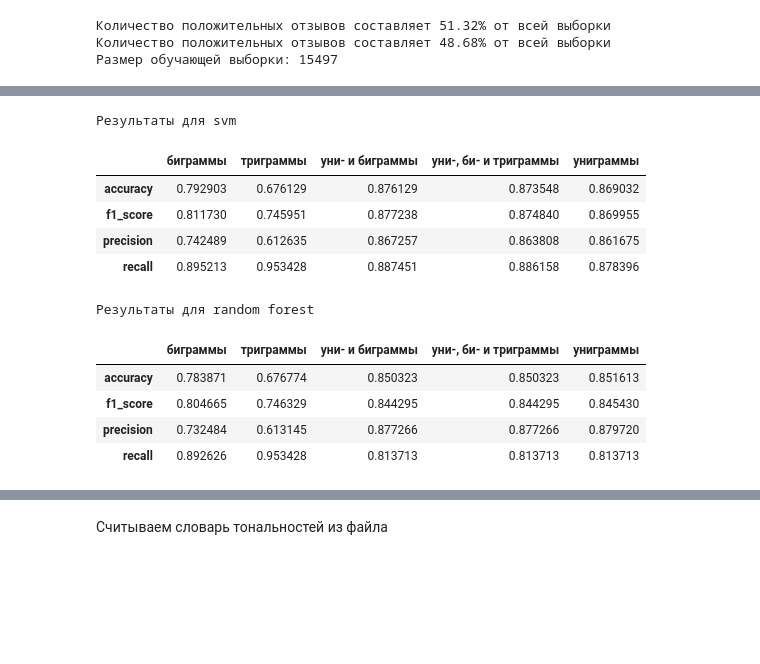
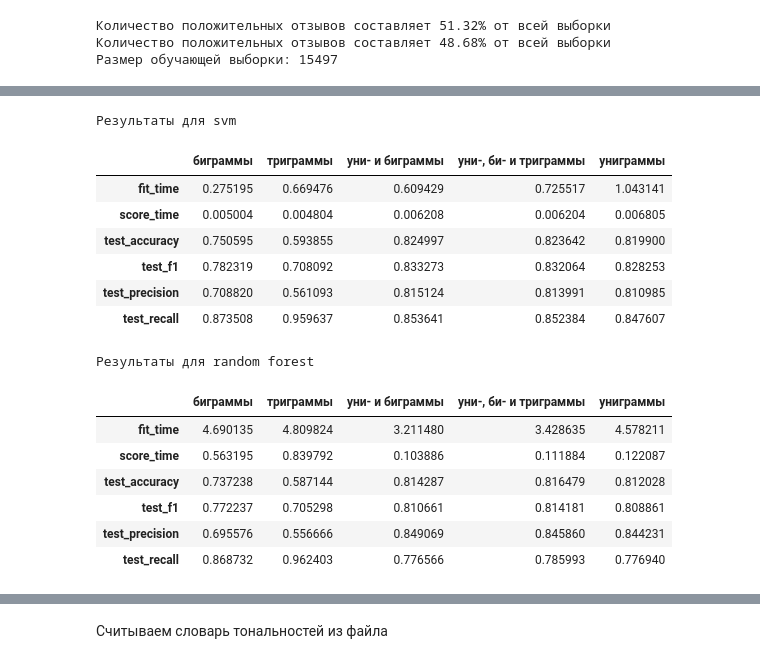
Before and after one commit to dayannn/sentiments, a Jupyter notebook: Sent2.ipynb, the cells around one changed output, grey strips where cells are left out. Drawn from its saved outputs; the diff is of its cells as text; code cells hidden in the pictures; blank space fills up the shorter version.

```diff
--- a/Sent2.ipynb
+++ b/Sent2.ipynb
@@ -130,4 +244,9 @@ clf_svm = svm.LinearSVC()
 clf_nb = MultinomialNB()
 clf_rf = RandomForestClassifier()
 clf_lr = linear_model.LogisticRegression(C=1e5)
+# %%
+norm_texts = revs_norm.content.copy()
+norm_texts_splitted = revs_norm.content.str.split().copy()
+# %%
+scoring = ['accuracy', 'precision', 'recall', 'f1']
 # %%
@@ -199,0 +333,27 @@ metr3_uni_bi_tri = get_metrics(y_test, trainTestClf(clf_lr, X_train, y_train, X_
+# %%
+# без доп признаков
+
+# униграммы
+scores1_uni = pd.DataFrame(cross_validate(clf_svm, cvect_uni, revs.rating, scoring=scoring, cv=5, return_train_score=False))
+scores2_uni = pd.DataFrame(cross_validate(clf_rf, cvect_uni, revs.rating, scoring=scoring, cv=5, return_train_score=False))
+scores3_uni = pd.DataFrame(cross_validate(clf_lr, cvect_uni, revs.rating, scoring=scoring, cv=5, return_train_score=False))
+
+# биграммы
+scores1_bi = pd.DataFrame(cross_validate(clf_svm, cvect_bi, revs.rating, scoring=scoring, cv=5, return_train_score=False))
+scores2_bi = pd.DataFrame(cross_validate(clf_rf, cvect_bi, revs.rating, scoring=scoring, cv=5, return_train_score=False))
+scores3_bi = pd.DataFrame(cross_validate(clf_lr, cvect_bi, revs.rating, scoring=scoring, cv=5, return_train_score=False))
+
+# триграммы
+scores1_tri = pd.DataFrame(cross_validate(clf_svm, cvect_tri, revs.rating, scoring=scoring, cv=5, return_train_score=False))
+scores2_tri = pd.DataFrame(cross_validate(clf_rf, cvect_tri, revs.rating, scoring=scoring, cv=5, return_train_score=False))
+scores3_tri = pd.DataFrame(cross_validate(clf_lr, cvect_tri, revs.rating, scoring=scoring, cv=5, return_train_score=False))
+
+# уни- и биграммы
+scores1_uni_bi = pd.DataFrame(cross_validate(clf_svm, cvect_uni_bi, revs.rating, scoring=scoring, cv=5, return_train_score=False))
+scores2_uni_bi = pd.DataFrame(cross_validate(clf_rf, cvect_uni_bi, revs.rating, scoring=scoring, cv=5, return_train_score=False))
+scores3_uni_bi = pd.DataFrame(cross_validate(clf_lr, cvect_uni_bi, revs.rating, scoring=scoring, cv=5, return_train_score=False))
+
+# уни-, би-, и триграммы
+scores1_uni_bi_tri = pd.DataFrame(cross_validate(clf_svm, cvect_uni_bi_tri, revs.rating, scoring=scoring, cv=5, return_train_score=False))
+scores2_uni_bi_tri = pd.DataFrame(cross_validate(clf_rf, cvect_uni_bi_tri, revs.rating, scoring=scoring, cv=5, return_train_score=False))
+scores3_uni_bi_tri = pd.DataFrame(cross_validate(clf_lr, cvect_uni_bi_tri, revs.rating, scoring=scoring, cv=5, return_train_score=False))
@@ -200,37 +368,41 @@ metr3_uni_bi_tri = get_metrics(y_test, trainTestClf(clf_lr, X_train, y_train, X_
 # %%
 class_res_svm = pd.DataFrame({
-    "униграммы" : metr1_uni,
-    "биграммы" : metr1_bi,
-    "триграммы" : metr1_tri,
-    "уни- и биграммы" : metr1_uni_bi,
-    "уни-, би- и триграммы" : metr1_uni_bi_tri
+    "униграммы" : scores1_uni.mean(),
+    "биграммы" : scores1_bi.mean(),
+    "триграммы" : scores1_tri.mean(),
+    "уни- и биграммы" : scores1_uni_bi.mean(),
+    "уни-, би- и триграммы" : scores1_uni_bi_tri.mean()
 })
 
 print("Результаты для svm")
 class_res_svm
 # %% [output]
 Результаты для svm
 |  | биграммы | триграммы | уни- и биграммы | уни-, би- и триграммы | униграммы |
-| accuracy | 0.792903 | 0.676129 | 0.876129 | 0.873548 | 0.869032 |
-| f1_score | 0.811730 | 0.745951 | 0.877238 | 0.874840 | 0.869955 |
-| precision | 0.742489 | 0.612635 | 0.867257 | 0.863808 | 0.861675 |
-| recall | 0.895213 | 0.953428 | 0.887451 | 0.886158 | 0.878396 |
+| fit_time | 0.275195 | 0.669476 | 0.609429 | 0.725517 | 1.043141 |
+| score_time | 0.005004 | 0.004804 | 0.006208 | 0.006204 | 0.006805 |
+| test_accuracy | 0.750595 | 0.593855 | 0.824997 | 0.823642 | 0.819900 |
+| test_f1 | 0.782319 | 0.708092 | 0.833273 | 0.832064 | 0.828253 |
+| test_precision | 0.708820 | 0.561093 | 0.815124 | 0.813991 | 0.810985 |
+| test_recall | 0.873508 | 0.959637 | 0.853641 | 0.852384 | 0.847607 |
 # %%
 class_res_rf = pd.DataFrame({
-    "униграммы" : metr2_uni,
-    "биграммы" : metr2_bi,
-    "триграммы" : metr2_tri,
-    "уни- и биграммы" : metr2_uni_bi,
-    "уни-, би- и триграммы" : metr2_uni_bi_tri
+    "униграммы" : scores2_uni.mean(),
+    "биграммы" : scores2_bi.mean(),
+    "триграммы" : scores2_tri.mean(),
+    "уни- и биграммы" : scores2_uni_bi.mean(),
+    "уни-, би- и триграммы" : scores2_uni_bi_tri.mean()
 })
 print("Результаты для random forest")
 class_res_rf
 # %% [output]
 Результаты для random forest
 |  | биграммы | триграммы | уни- и биграммы | уни-, би- и триграммы | униграммы |
-| accuracy | 0.783871 | 0.676774 | 0.850323 | 0.850323 | 0.851613 |
-| f1_score | 0.804665 | 0.746329 | 0.844295 | 0.844295 | 0.845430 |
-| precision | 0.732484 | 0.613145 | 0.877266 | 0.877266 | 0.879720 |
-| recall | 0.892626 | 0.953428 | 0.813713 | 0.813713 | 0.813713 |
+| fit_time | 4.690135 | 4.809824 | 3.211480 | 3.428635 | 4.578211 |
+| score_time | 0.563195 | 0.839792 | 0.103886 | 0.111884 | 0.122087 |
+| test_accuracy | 0.737238 | 0.587144 | 0.814287 | 0.816479 | 0.812028 |
+| test_f1 | 0.772237 | 0.705298 | 0.810661 | 0.814181 | 0.808861 |
+| test_precision | 0.695576 | 0.556666 | 0.849069 | 0.845860 | 0.844231 |
+| test_recall | 0.868732 | 0.962403 | 0.776566 | 0.785993 | 0.776940 |
 # %%
 class_res_lr = pd.DataFrame({
```
Also changed, not shown: parts of 60 cells of this notebook.
